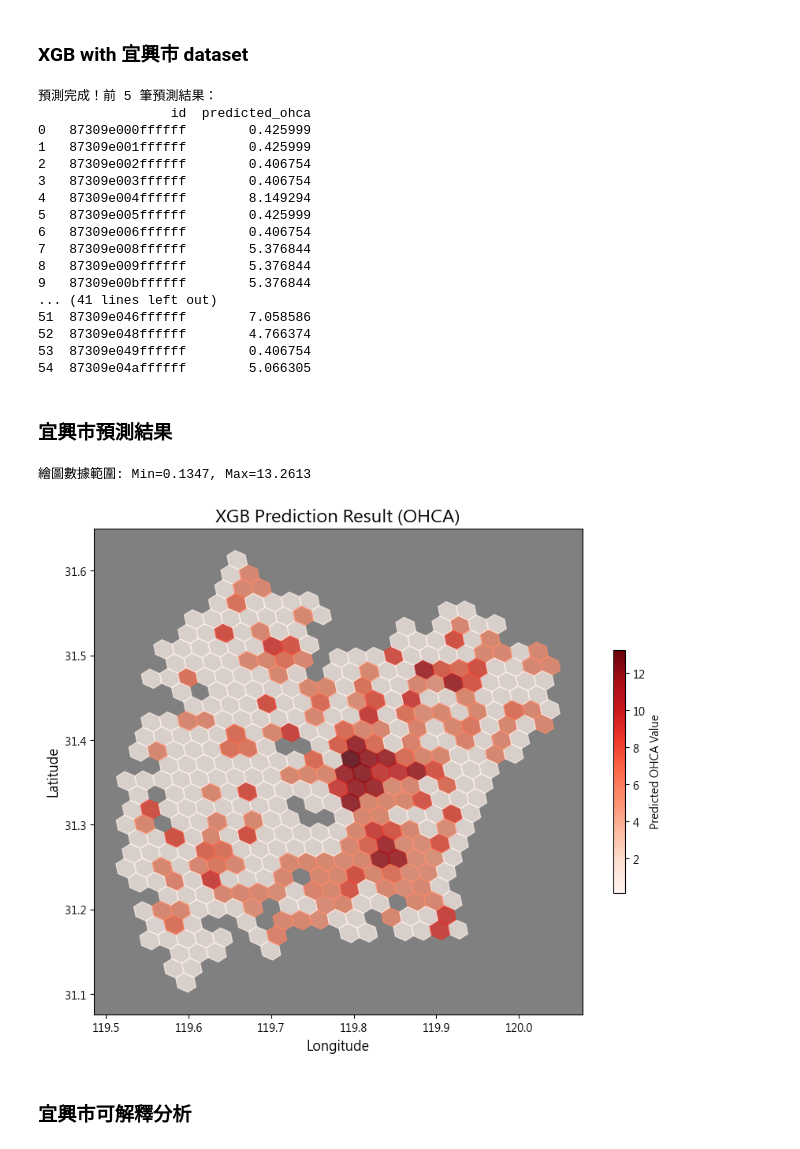
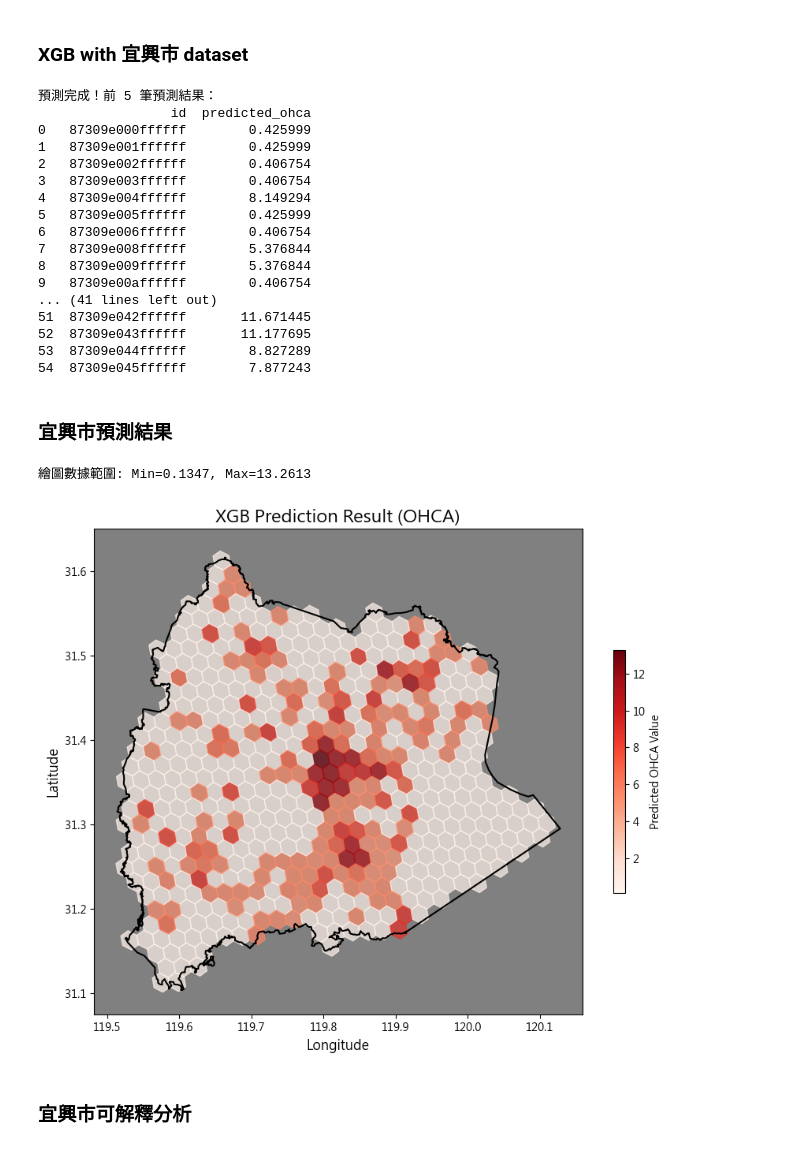
Before and after one commit to giraffeiscute/Yi-xing-city-OHCA-loctaion-prediction, a Jupyter notebook: XGB_yixing.ipynb, the cells around one changed output. Saved outputs shown, nothing was run; the diff lists cells and outputs as text; code cells hidden in the pictures.

```diff
--- a/XGB_yixing.ipynb
+++ b/XGB_yixing.ipynb
@@ -141,7 +141,7 @@ R² of test set=  0.7518420878021379
 import pandas as pd
 import numpy as np
 
-h3_l7_df_yixing = pd.read_csv('h3_l7_df_yixing.csv')
+h3_l7_df_yixing = pd.read_csv('h3_l7_df_yixing_full.csv')
 h3_l7_df_yixing
 
 yixing_data = h3_l7_df_yixing.copy()
@@ -203,84 +203,80 @@ print(result_df.head(55))
 6   87309e006ffffff        0.406754
 7   87309e008ffffff        5.376844
 8   87309e009ffffff        5.376844
-9   87309e00bffffff        5.376844
+9   87309e00affffff        0.406754
 ... (41 lines left out)
-51  87309e046ffffff        7.058586
-52  87309e048ffffff        4.766374
-53  87309e049ffffff        0.406754
-54  87309e04affffff        5.066305
+51  87309e042ffffff       11.671445
+52  87309e043ffffff       11.177695
+53  87309e044ffffff        8.827289
+54  87309e045ffffff        7.877243
 # %% [markdown]
 ### 宜興市預測結果
 # %%
 import matplotlib.pyplot as plt
 import matplotlib.colors as mcolors
+import osmnx as ox
 from shapely.geometry import Polygon
 import h3
+import pandas as pd
+
+# ---------------------------------------------------------
+# Step 0: 取得宜興行政區邊界（用來疊在圖上）
+# ---------------------------------------------------------
+districts = ox.geocode_to_gdf(['Yixing, Wuxi, Jiangsu, China']).to_crs("EPSG:4326")
 
 # ---------------------------------------------------------
 # Step 1: 準備繪圖資料
 # ---------------------------------------------------------
-# 將原本的 ID 與 剛剛算出來的預測值 (y_pred_yixing_final) 結合
 visualization_df = pd.DataFrame({
-    'id': h3_l7_df_yixing['id'],      # 確保這裡是來自 yixing 資料集的 ID
-    'pred_value': y_pred_yixing_final # 這是剛剛算出來的預測結果
-})
+    'id': h3_l7_df_yixing['id'],
+    'pred_value': y_pred_yixing_final
+}).copy()
 
-# 定義顏色範圍 (vmin, vmax)
-# 使用這次預測結果的最大最小值，讓顏色分布最明顯
+visualization_df["id"] = visualization_df["id"].astype(str)
+
 vmin_val = visualization_df['pred_value'].min()
 vmax_val = visualization_df['pred_value'].max()
-
 print(f"繪圖數據範圍: Min={vmin_val:.4f}, Max={vmax_val:.4f}")
 
 # ---------------------------------------------------------
 # Step 2: 開始繪圖
 # ---------------------------------------------------------
 fig, ax = plt.subplots(figsize=(10, 8))
-
-# 建立顏色映射 (Normalize)
 color_norm = mcolors.Normalize(vmin=vmin_val, vmax=vmax_val)
 
 # Step 3: 繪製每個網格
-# 注意：如果數據量很大，這個迴圈可能會跑一點時間
-for index, row in visualization_df.iterrows():
-    # 將 H3 索引轉換為多邊形邊界 (geo_json=True 確保輸出格式為 (lng, lat))
+for _, row in visualization_df.iterrows():
     try:
         boundary = h3.h3_to_geo_boundary(row['id'], geo_json=True)
         polygon = Polygon(boundary)
 
-        # 根據預測值決定顏色
         color = plt.cm.Reds(color_norm(row['pred_value']))
+        ax.fill(*zip(*polygon.exterior.coords), color=color, alpha=0.7)
 
-        # 畫在圖上
-        ax.fill(*zip(*polygon.exterior.coords), color=color, alpha=0.7)
     except Exception as e:
         print(f"Error plotting H3 ID {row['id']}: {e}")
         continue
 
-# Step 4: 創建並顯示顏色條
+# ✅ Step 3.5: 疊加宜興行政區邊界（畫在最上層）
+districts.boundary.plot(ax=ax, edgecolor='black', linewidth=1.5, zorder=10)
+
+# Step 4: Colorbar
 sm = plt.cm.ScalarMappable(cmap=plt.cm.Reds, norm=color_norm)
 sm.set_array([])
 cbar = fig.colorbar(sm, ax=ax, orientation='vertical', shrink=0.5)
-cbar.set_label('Predicted OHCA Value') # 設定 Colorbar 標籤
+cbar.set_label('Predicted OHCA Value')
 
-# Step 5: 設定地圖細節
+# Step 5: 圖面設定
 ax.set_xlabel('Longitude', fontsize=12)
 ax.set_ylabel('Latitude', fontsize=12)
-ax.set_title('XGB Prediction Result (OHCA)', fontsize=16) # 設定標題
-ax.set_facecolor('grey') # 設定背景色，讓紅色更明顯
-
-# 自動調整顯示範圍以適應所有多邊形
+ax.set_title('XGB Prediction Result (OHCA)', fontsize=16)
+ax.set_facecolor('grey')
 ax.autoscale_view()
 
-# 顯示地圖
 plt.show()
-
-# 如果想存檔，可以取消下面這行的註解
-# fig.savefig('Prediction_Result_yixing.png', dpi=300)
 # %% [output]
 繪圖數據範圍: Min=0.1347, Max=13.2613
-[figure, old version]
+[figure, new version]
 # %% [markdown]
 ### 宜興市可解釋分析
 # %%
```
Also changed, not shown: parts of 2 cells of this notebook, 10 other files.
